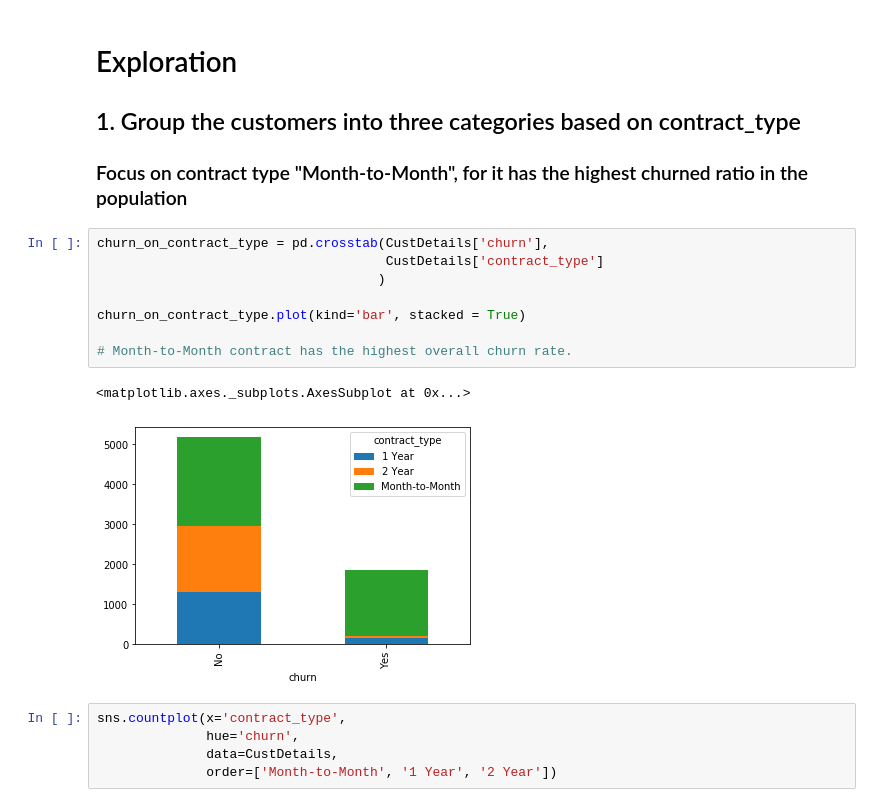
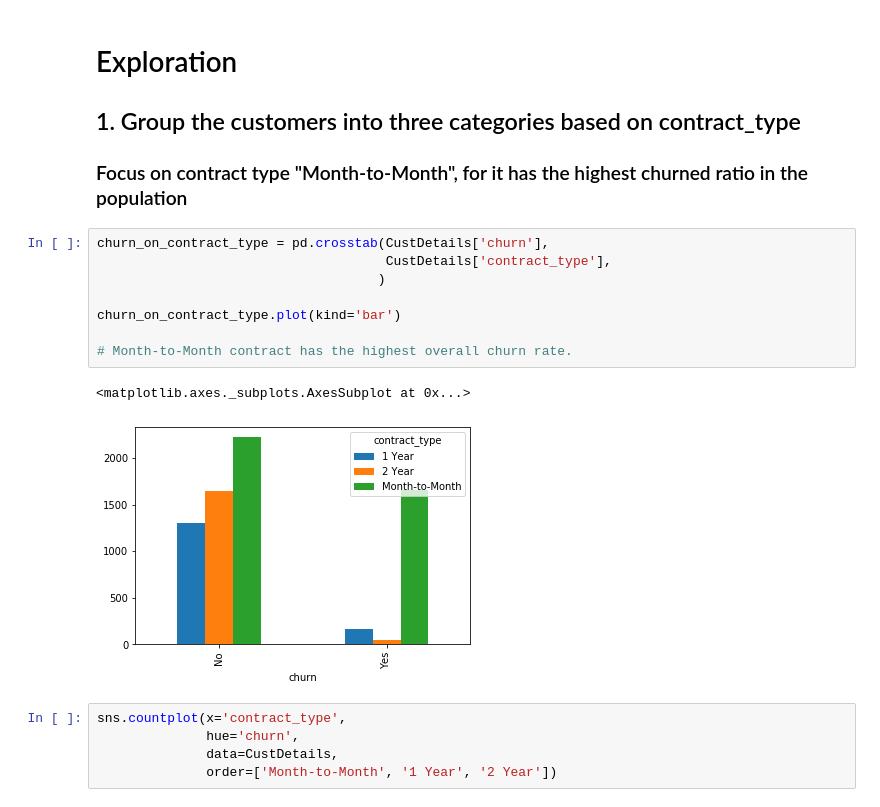
Before and after one commit to Yongliang-Shi/numpy-pandas-visualization-exercises, a Jupyter notebook: storytelling_project.ipynb, the cells around one changed output. Drawn from its saved outputs; the diff is of its cells as text.

```diff
--- a/storytelling_project.ipynb
+++ b/storytelling_project.ipynb
@@ -339,15 +341,15 @@ CustDetails.sample(5)
 ### Focus on contract type "Month-to-Month", for it has the highest churned ratio in the population
 # %%
 churn_on_contract_type = pd.crosstab(CustDetails['churn'],
-                                     CustDetails['contract_type']
+                                     CustDetails['contract_type'],
                                     )
 
-churn_on_contract_type.plot(kind='bar', stacked = True)
+churn_on_contract_type.plot(kind='bar')
 
 # Month-to-Month contract has the highest overall churn rate.
 # %% [output]
 <matplotlib.axes._subplots.AxesSubplot at 0x...>
-[figure, old version]
+[figure, new version]
 # %%
 sns.countplot(x='contract_type',
               hue='churn',
```
Also changed, not shown: parts of 30 cells of this notebook.
